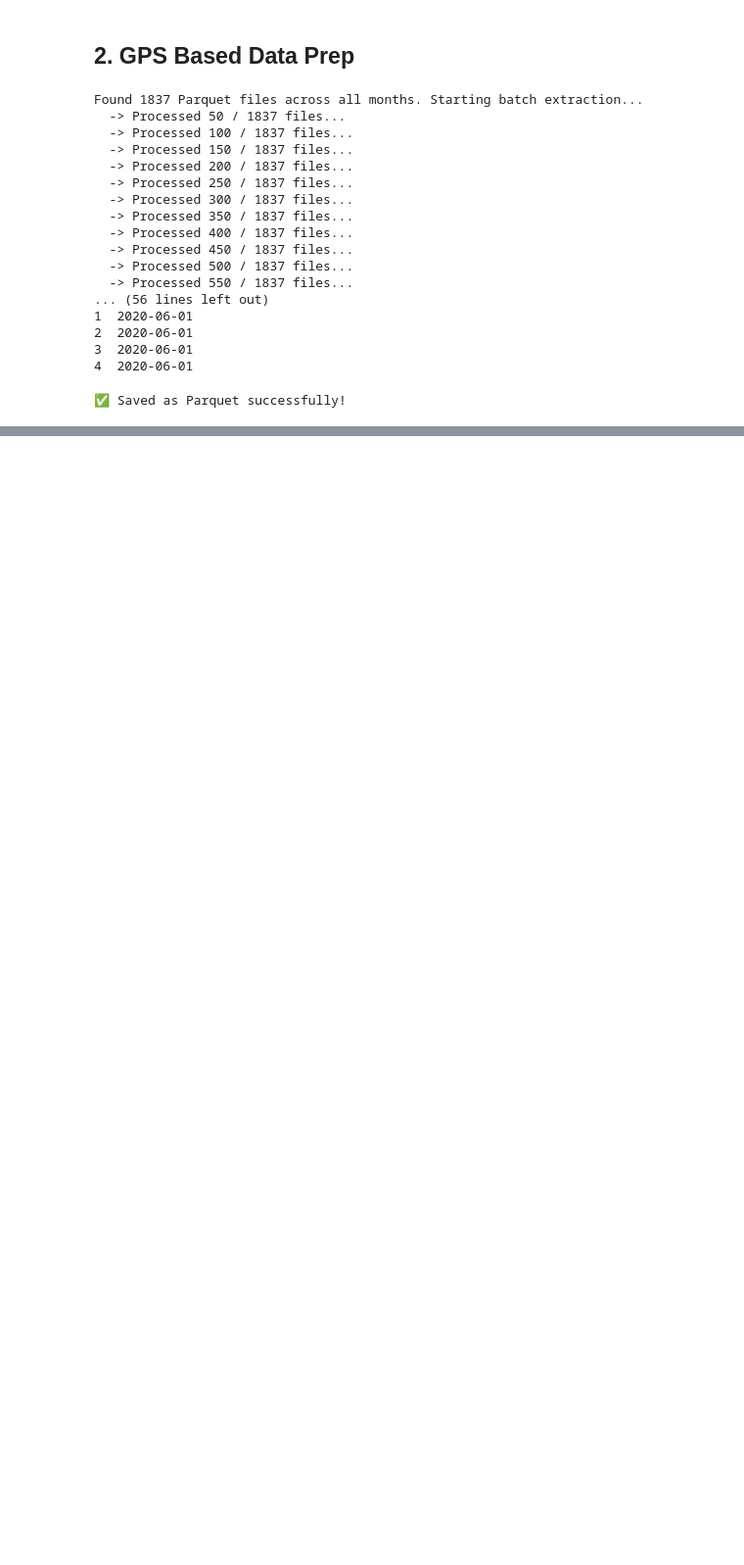
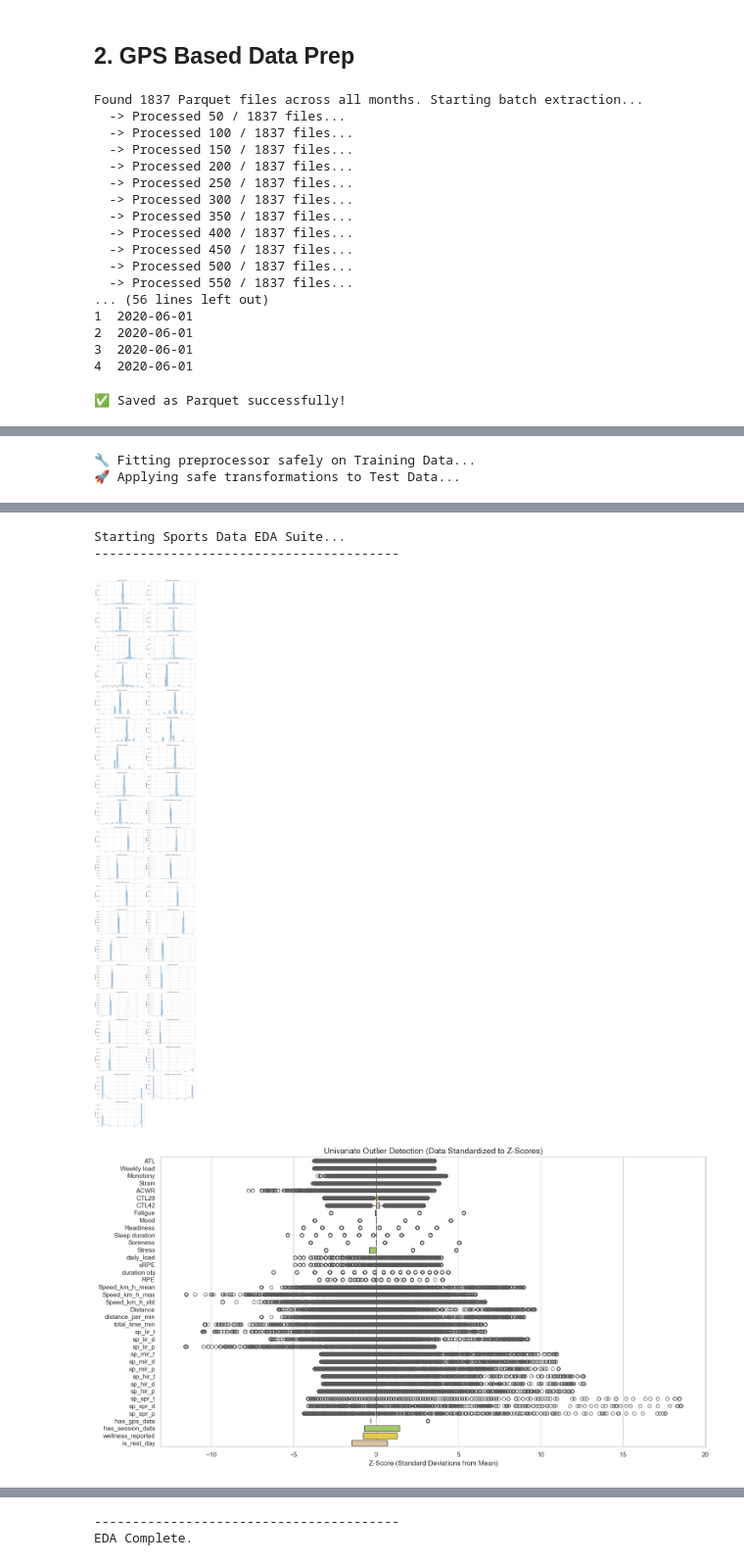
Before and after one commit to Gareth1995/Footy-Analytics, a Jupyter notebook: Injury Prediction/data_prep.ipynb, the cells around one changed output, grey strips where cells are left out. Shown at 98% size. Cells and saved outputs as stored; diff of their text form; code cells hidden in the pictures; blank space fills up the shorter version.

```diff
--- a/Injury Prediction/data_prep.ipynb
+++ b/Injury Prediction/data_prep.ipynb
@@ -347,3 +274,23 @@ print("✅ Saved as Parquet successfully!")
+# %%
+# 1. Load your final merged dataset
+master_df = pd.read_parquet("data/final_soccermon_dataset.parquet")
+
+# 2. Chronological Split (Example: split at '2020-11-01')
+train_df = master_df[master_df['date'] < '2020-11-01'].copy()
+test_df = master_df[master_df['date'] >= '2020-11-01'].copy()
+
+# 3. Initialize the processor
+deephit_prep = DeepHitPreprocessor(lower_q=0.01, upper_q=0.99)
+
+# 4. Fit & Transform the Training set
+train_tensors = deephit_prep.fit_transform(train_df)
+
+# 5. Transform the Testing set (Blindly)
+test_tensors = deephit_prep.transform(test_df)
+# %% [output]
+🔧 Fitting preprocessor safely on Training Data...
+🚀 Applying safe transformations to Test Data...
 # %%
-# eda_pipeline = MetricsEDA(df=nn_ready_gps_df)
-# multivariate_anomalies = eda_pipeline.run_all()
+train_eda = MetricsEDA(df=train_tensors)
+multivariate_anomalies = train_eda.run_all()
+# %% [output]
@@ -349,0 +300,4 @@ print("✅ Saved as Parquet successfully!")
+Starting Sports Data EDA Suite...
+----------------------------------------
+[figure, added]
+[figure, added]
@@ -349,0 +319,2 @@ print("✅ Saved as Parquet successfully!")
+----------------------------------------
+EDA Complete.
```
Also changed, not shown: parts of 22 cells of this notebook, 2 other files.
